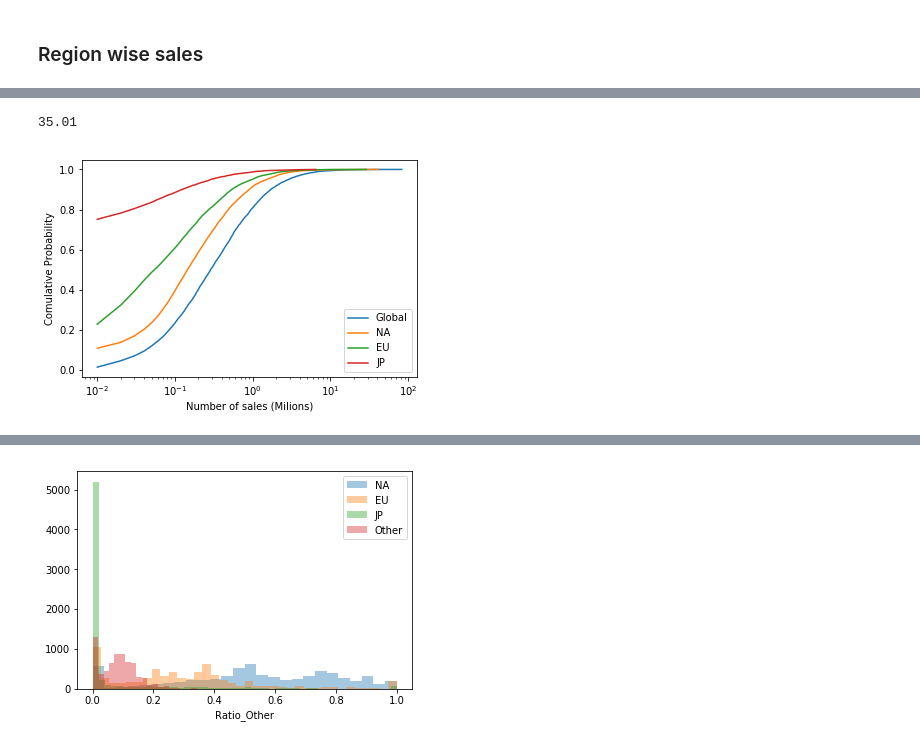
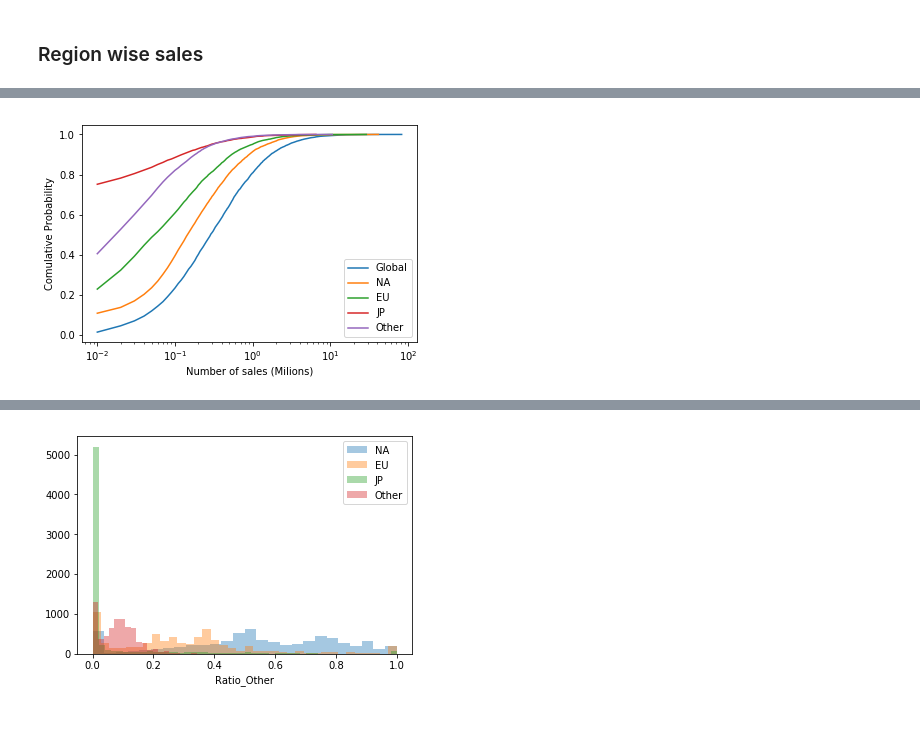
Before and after one commit to PedroLFerreira/Videogame-Data-Mining, a Jupyter notebook: videogames.ipynb, the cells around one changed output, grey strips where cells are left out. Drawn from its saved outputs; the diff is of its cells as text; code cells hidden in the pictures.

```diff
--- a/videogames.ipynb
+++ b/videogames.ipynb
@@ -340,8 +322,3 @@ plt.stackplot(sorted(df['Year_of_Release'].value_counts().index), sales)
-# %%
-sports =  np.sum( df['Global_Sales'][np.logical_and(np.array((df['Genre']=='Sports').tolist()),np.array((df['Year_of_Release']==1997).tolist()))] ) / np.sum(df['Global_Sales'][np.array((df['Year_of_Release']==1997).tolist())])
-print(np.sum(df['Global_Sales'][np.array((df['Year_of_Release']==1997).tolist())]))
-# %% [output]
-35.01
 # %%
 def func(x):
     a = zip(x.index, x.values)
@@ -350,21 +327,23 @@ def func(x):
 # %%
 x = df['Global_Sales'].value_counts()
 plt.plot(*func(x), label='Global')
 x = df['NA_Sales'].value_counts()
 plt.plot(*func(x), label='NA')
 x = df['EU_Sales'].value_counts()
 plt.plot(*func(x), label='EU')
 x = df['JP_Sales'].value_counts()
 plt.plot(*func(x), label='JP')
+x = df['Other_Sales'].value_counts()
+plt.plot(*func(x), label='Other')
 
 plt.xscale('log')
 #plt.yscale('log')
 plt.legend()
 plt.ylabel('Comulative Probability')
 plt.xlabel('Number of sales (Milions)')
 plt.show()
 # %% [output]
-[figure, old version]
+[figure, new version]
 # %%
 df['Ratio_NA'] = df['NA_Sales']/df['Global_Sales']
 df['Ratio_EU'] = df['EU_Sales']/df['Global_Sales']
```
Also changed, not shown: parts of 23 cells of this notebook.
